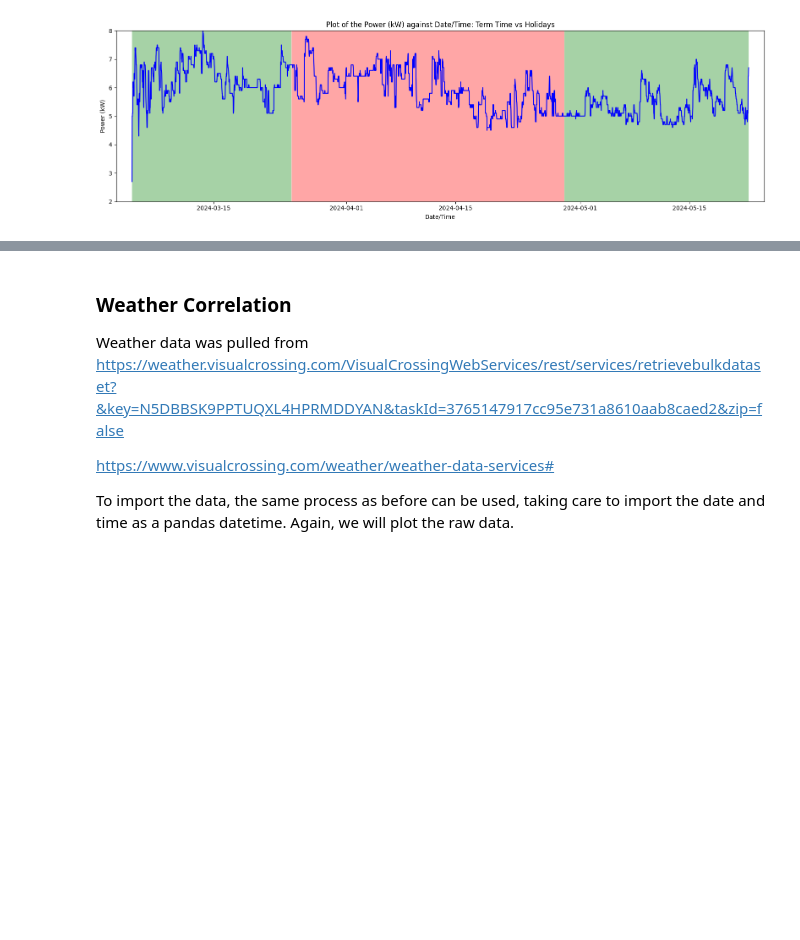
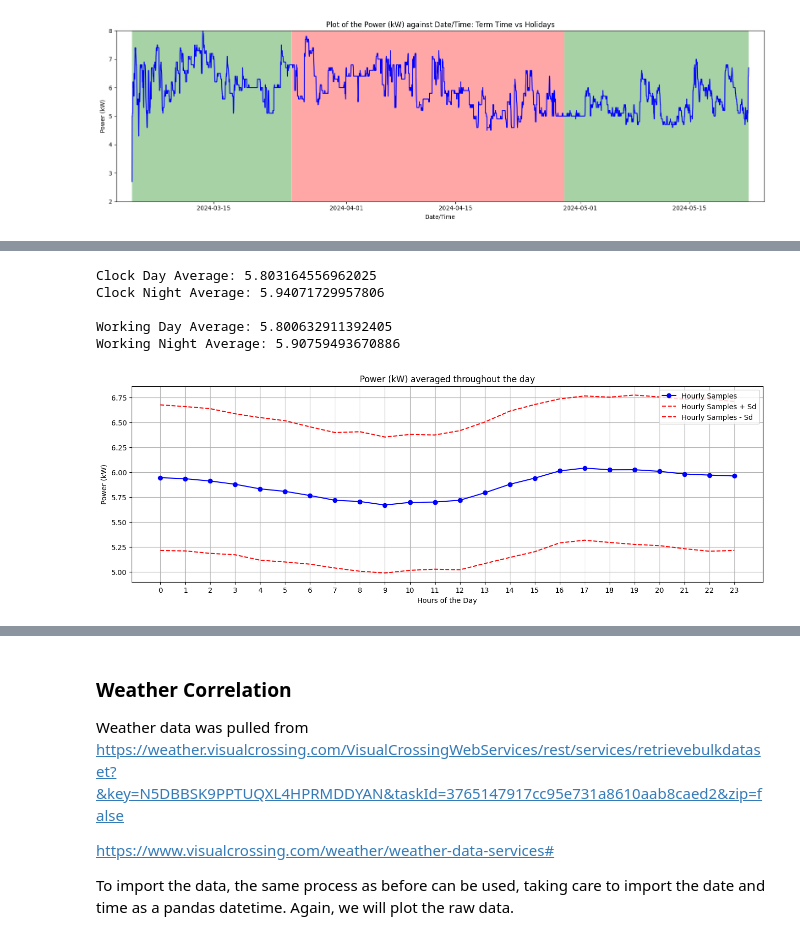
Before and after one commit to ogahector/power_analysis_eeedept, a Jupyter notebook: src/main.ipynb, the cells around one changed output, grey strips where cells are left out. Saved outputs shown, nothing was run; the diff lists cells and outputs as text; code cells hidden in the pictures; blank space fills up the shorter version.

```diff
--- a/src/main.ipynb
+++ b/src/main.ipynb
@@ -232,0 +261,33 @@ plt.show()
+# %%
+hourly_samples = dl1[HEADER].groupby(dl1["Date/Time"].dt.hour).apply(list).to_dict()
+hourly_samples_mean = [np.mean(hourly_samples[i]) for i in range(len(hourly_samples))]
+hourly_samples_var = [np.std(hourly_samples[i]) for i in range(len(hourly_samples))]
+
+day_clock = [hourly_samples[i][j] for j in range(len(hourly_samples[i])) for i in range(6, 18)]
+day_working = [hourly_samples[i][j] for j in range(len(hourly_samples[i])) for i in range(9, 17)]
+night_clock = [hourly_samples[i][j] for j in range(len(hourly_samples[i])) for i in list(range(6))+list(range(18, 24))]
+night_working = [hourly_samples[i][j] for j in range(len(hourly_samples[i])) for i in list(range(9))+list(range(17, 24))]
+
+print("Clock Day Average: " + str(np.mean(day_clock)))
+print("Clock Night Average: " + str(np.mean(night_clock)))
+print("\nWorking Day Average: " + str(np.mean(day_working)))
+print("Working Night Average: " + str(np.mean(night_working)))
+
+plt.figure(figsize=(16, 5))
+plt.plot(hourly_samples_mean, color='b', linestyle='-', marker='o', label='Hourly Samples')
+plt.plot(np.add(hourly_samples_mean, hourly_samples_var), color='r', linestyle='--', label='Hourly Samples + Sd')
+plt.plot(np.subtract(hourly_samples_mean, hourly_samples_var), color='r', linestyle='--', label='Hourly Samples - Sd')
+plt.xticks(range(24), [str(i) for i in range(24)])
+plt.grid()
+plt.xlabel("Hours of the Day")
+plt.ylabel(HEADER)
+plt.title(HEADER + " averaged throughout the day")
+plt.legend(loc='upper right')
+plt.show()
+# %% [output]
+Clock Day Average: 5.803164556962025
+Clock Night Average: 5.94071729957806
+
+Working Day Average: 5.800632911392405
+Working Night Average: 5.90759493670886
+[figure, added]
```
Also changed, not shown: parts of 21 cells of this notebook, 9 other files.
